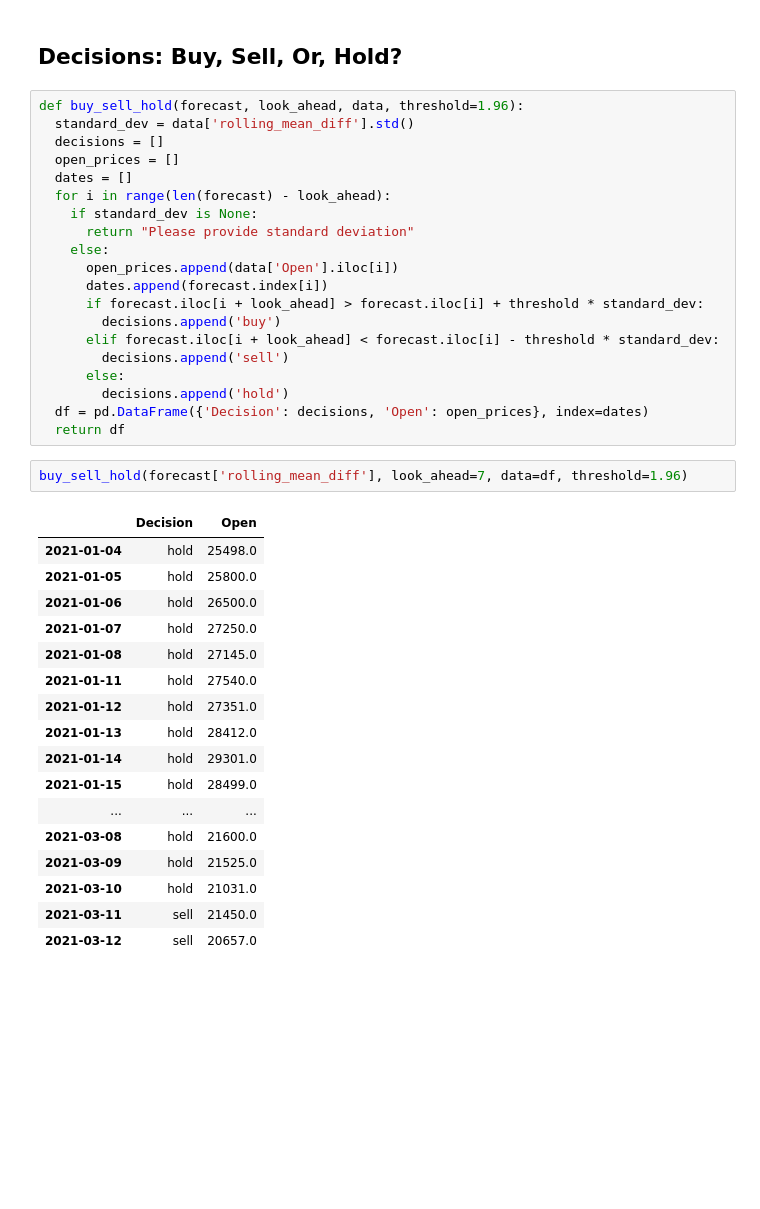
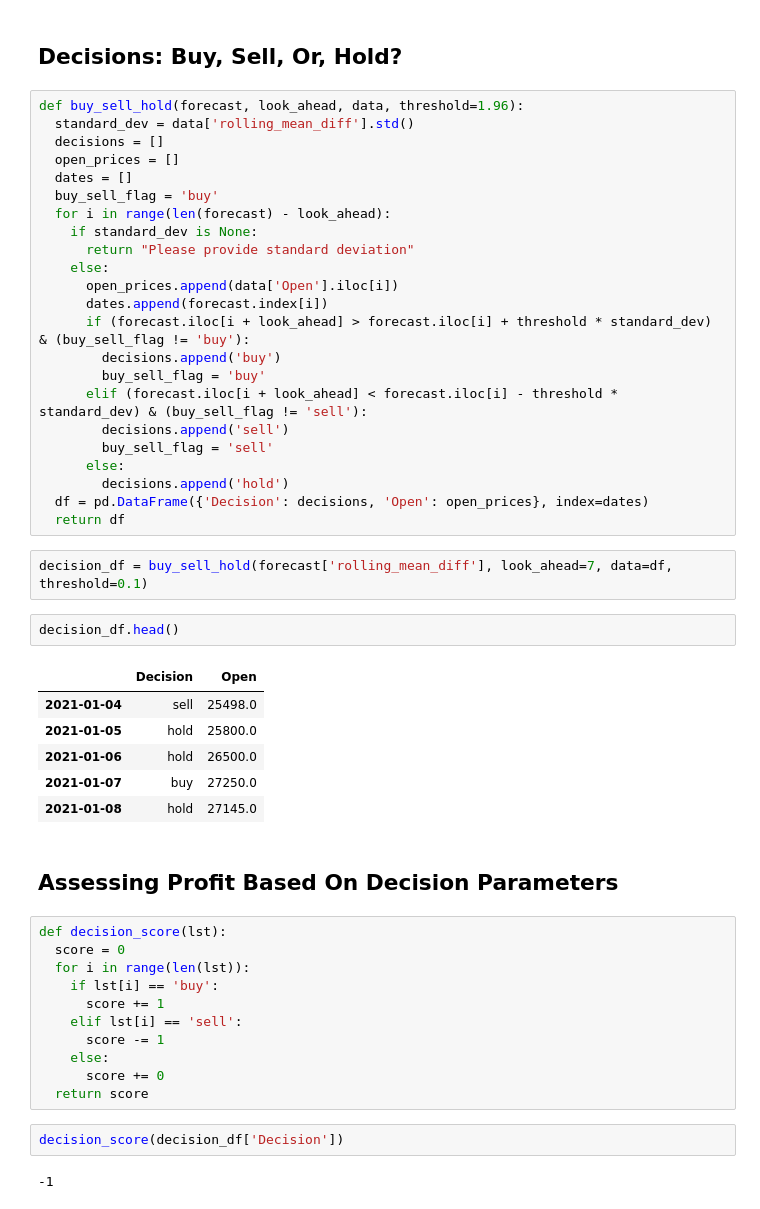
Before and after one commit to JideOkesanjo/JvwzPchMzoFGWGVY, a Jupyter notebook: South_Africa_Impala_Platinum.ipynb, the cells around one changed output. Cells and saved outputs as stored; diff of their text form; blank space fills up the shorter version.

```diff
--- a/South_Africa_Impala_Platinum.ipynb
+++ b/South_Africa_Impala_Platinum.ipynb
@@ -278,37 +286,48 @@ def buy_sell_hold(forecast, look_ahead, data, threshold=1.96):
   decisions = []
   open_prices = []
   dates = []
+  buy_sell_flag = 'buy'
   for i in range(len(forecast) - look_ahead):
     if standard_dev is None:
       return "Please provide standard deviation"
     else:
       open_prices.append(data['Open'].iloc[i])
       dates.append(forecast.index[i])
-      if forecast.iloc[i + look_ahead] > forecast.iloc[i] + threshold * standard_dev:
+      if (forecast.iloc[i + look_ahead] > forecast.iloc[i] + threshold * standard_dev) & (buy_sell_flag != 'buy'):
         decisions.append('buy')
-      elif forecast.iloc[i + look_ahead] < forecast.iloc[i] - threshold * standard_dev:
+        buy_sell_flag = 'buy'
+      elif (forecast.iloc[i + look_ahead] < forecast.iloc[i] - threshold * standard_dev) & (buy_sell_flag != 'sell'):
         decisions.append('sell')
+        buy_sell_flag = 'sell'
       else:
         decisions.append('hold')
   df = pd.DataFrame({'Decision': decisions, 'Open': open_prices}, index=dates)
   return df
 # %%
-buy_sell_hold(forecast['rolling_mean_diff'], look_ahead=7, data=df, threshold=1.96)
+decision_df = buy_sell_hold(forecast['rolling_mean_diff'], look_ahead=7, data=df, threshold=0.1)
-# %% [output]
-|  | Decision | Open |
-| 2021-01-04 | hold | 25498.0 |
-| 2021-01-05 | hold | 25800.0 |
-| 2021-01-06 | hold | 26500.0 |
-| 2021-01-07 | hold | 27250.0 |
-| 2021-01-08 | hold | 27145.0 |
-| 2021-01-11 | hold | 27540.0 |
-| 2021-01-12 | hold | 27351.0 |
-| 2021-01-13 | hold | 28412.0 |
-| 2021-01-14 | hold | 29301.0 |
-| 2021-01-15 | hold | 28499.0 |
-| ... | ... | ... |
-| 2021-03-08 | hold | 21600.0 |
-| 2021-03-09 | hold | 21525.0 |
-| 2021-03-10 | hold | 21031.0 |
-| 2021-03-11 | sell | 21450.0 |
-| 2021-03-12 | sell | 20657.0 |
+# %%
+decision_df.head()
+# %% [output]
+|  | Decision | Open |
+| 2021-01-04 | sell | 25498.0 |
+| 2021-01-05 | hold | 25800.0 |
+| 2021-01-06 | hold | 26500.0 |
+| 2021-01-07 | buy | 27250.0 |
+| 2021-01-08 | hold | 27145.0 |
+# %% [markdown]
+## Assessing Profit Based On Decision Parameters
+# %%
+def decision_score(lst):
+  score = 0
+  for i in range(len(lst)):
+    if lst[i] == 'buy':
+      score += 1
+    elif lst[i] == 'sell':
+      score -= 1
+    else:
+      score += 0
+  return score
+# %%
+decision_score(decision_df['Decision'])
+# %% [output]
+-1
```
Also changed, not shown: parts of 1 cell of this notebook.
